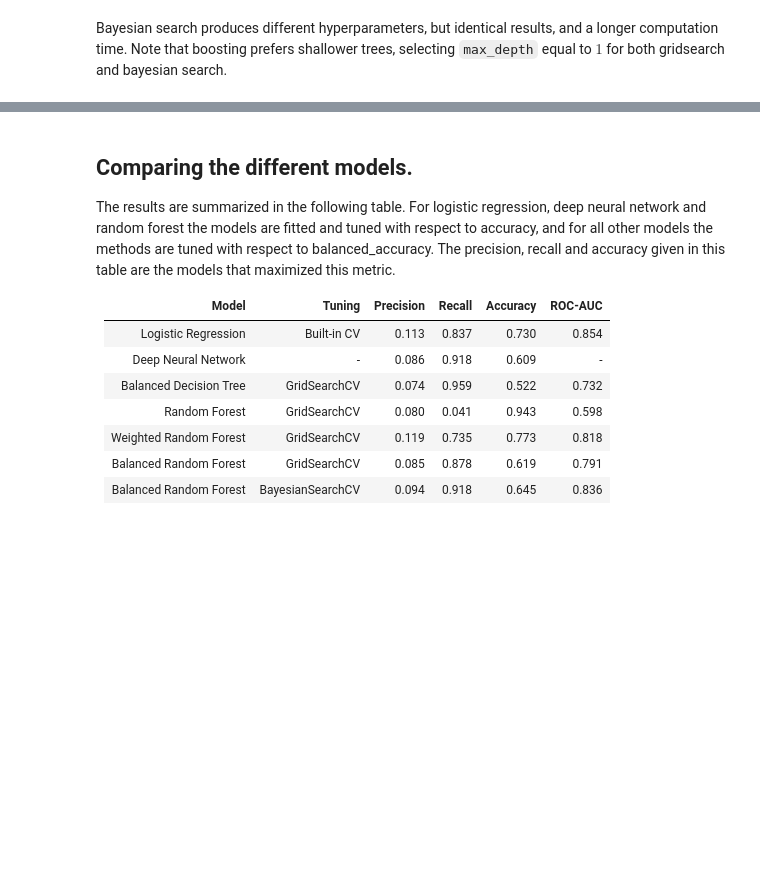
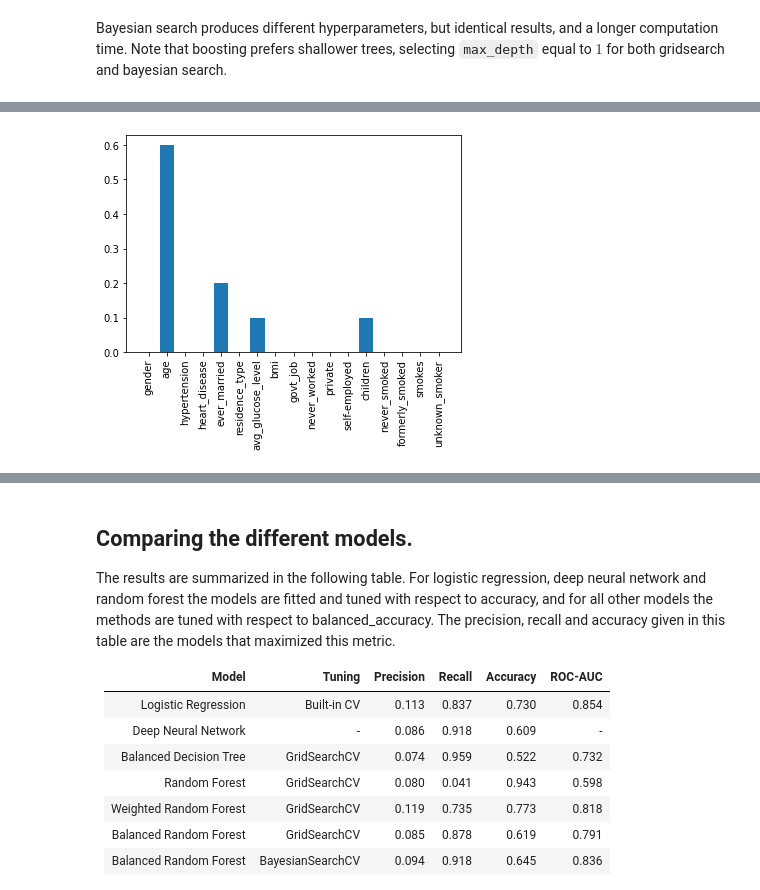
Before and after one commit to ebbeberge/stroke-classification, a Jupyter notebook: Index.ipynb, the cells around one changed output, grey strips where cells are left out. Saved outputs shown, nothing was run; the diff lists cells and outputs as text; code cells hidden in the pictures; blank space fills up the shorter version.

```diff
--- a/Index.ipynb
+++ b/Index.ipynb
@@ -1037,0 +1043,10 @@ Bayesian search produces different hyperparameters, but identical results, and a
+# %%
+model = BalancedRandomForestClassifier(
+    **balanced_forest.best_params_,
+    criterion="gini",
+    random_state=23,
+    bootstrap=True
+)
+
+modelfit = model.fit(X_train, y_train)
+features = stroke_clean.columns[:-1]
@@ -1037,0 +1057,8 @@ Bayesian search produces different hyperparameters, but identical results, and a
+# %%
+# Plotting the importance of each feature
+plt.figure()
+plt.bar(features, model.feature_importances_)
+plt.xticks(rotation=90)
+plt.show()
+# %% [output]
+[figure, added]
```
Also changed, not shown: parts of 22 cells of this notebook, 1 other file.
